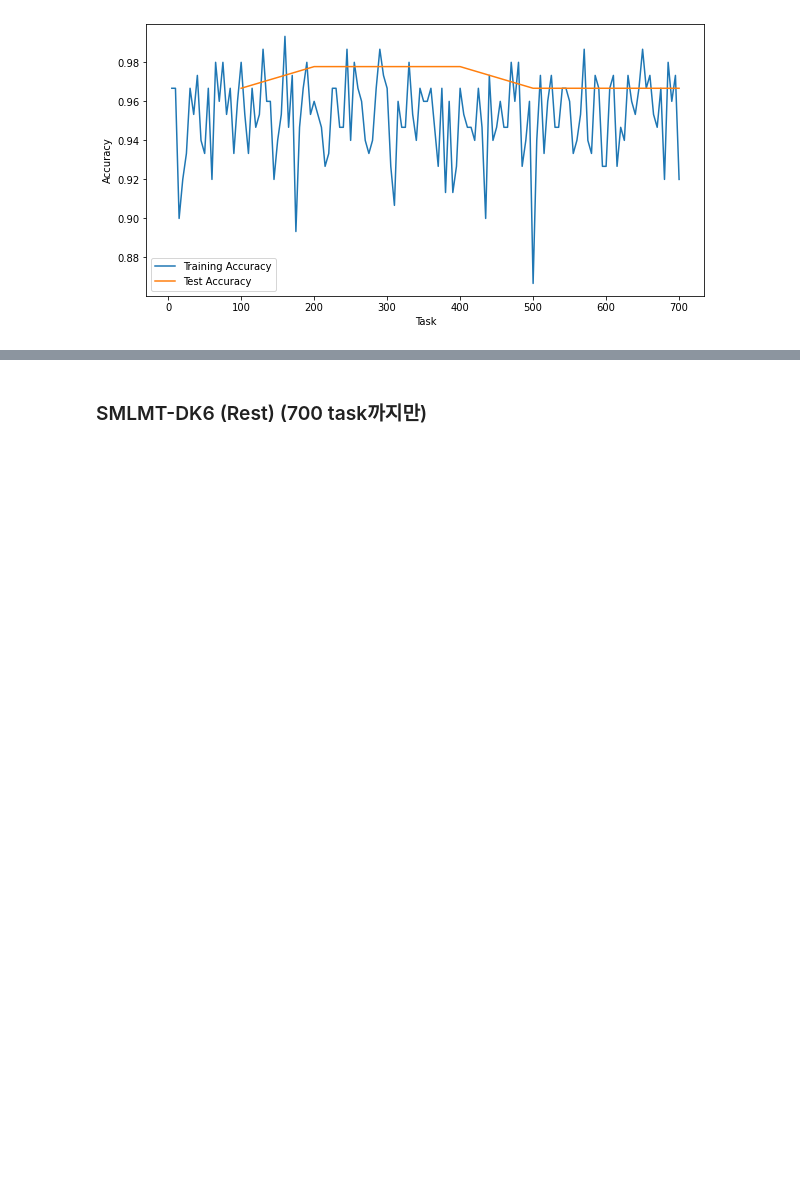
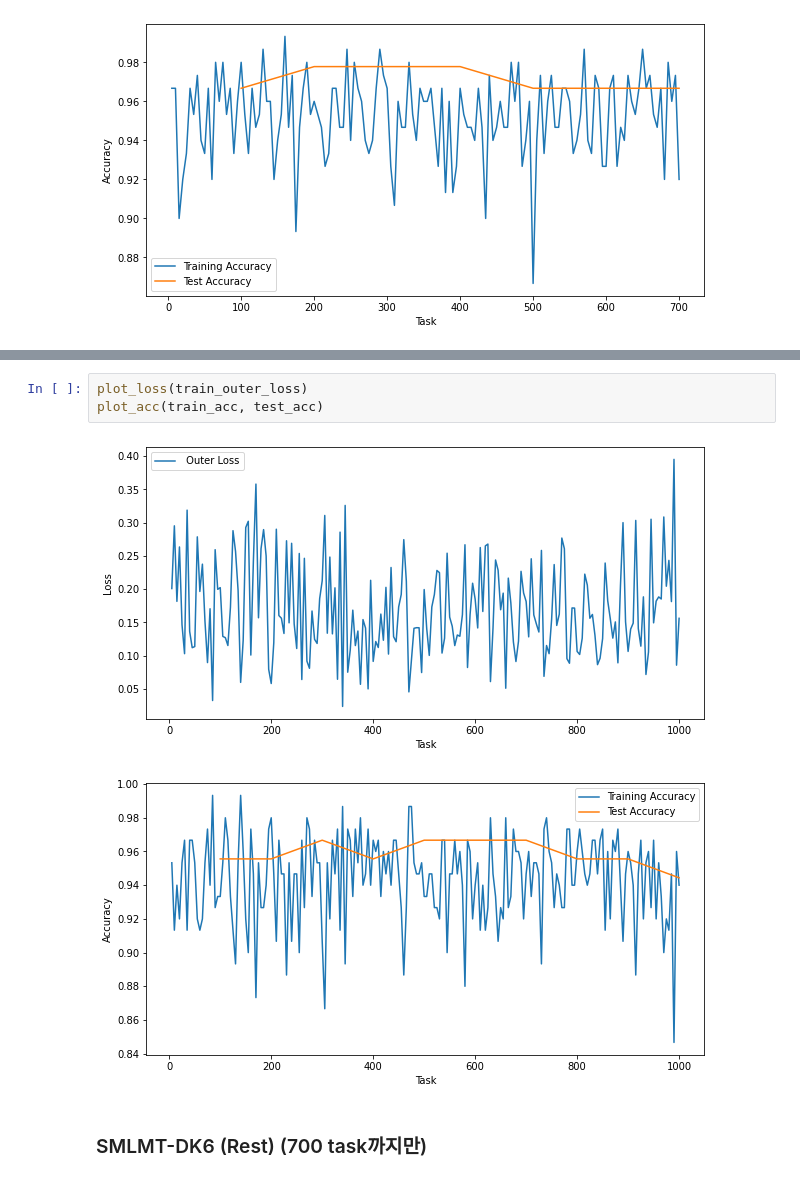
Before and after one commit to hjkim811/SMLMT-PyTorch, a Jupyter notebook: plot_results.ipynb, the cells around one changed output, grey strips where cells are left out. Drawn from its saved outputs; the diff is of its cells as text; blank space fills up the shorter version.

```diff
--- a/plot_results.ipynb
+++ b/plot_results.ipynb
@@ -257,3 +315,9 @@ plt.show()
+# %%
+plot_loss(train_outer_loss)
+plot_acc(train_acc, test_acc)
+# %% [output]
+[figure, added]
+[figure, added]
 # %% [markdown]
 ### SMLMT-DK6 (Rest) (700 task까지만)
 # %%
```
Also changed, not shown: parts of 14 cells of this notebook.
